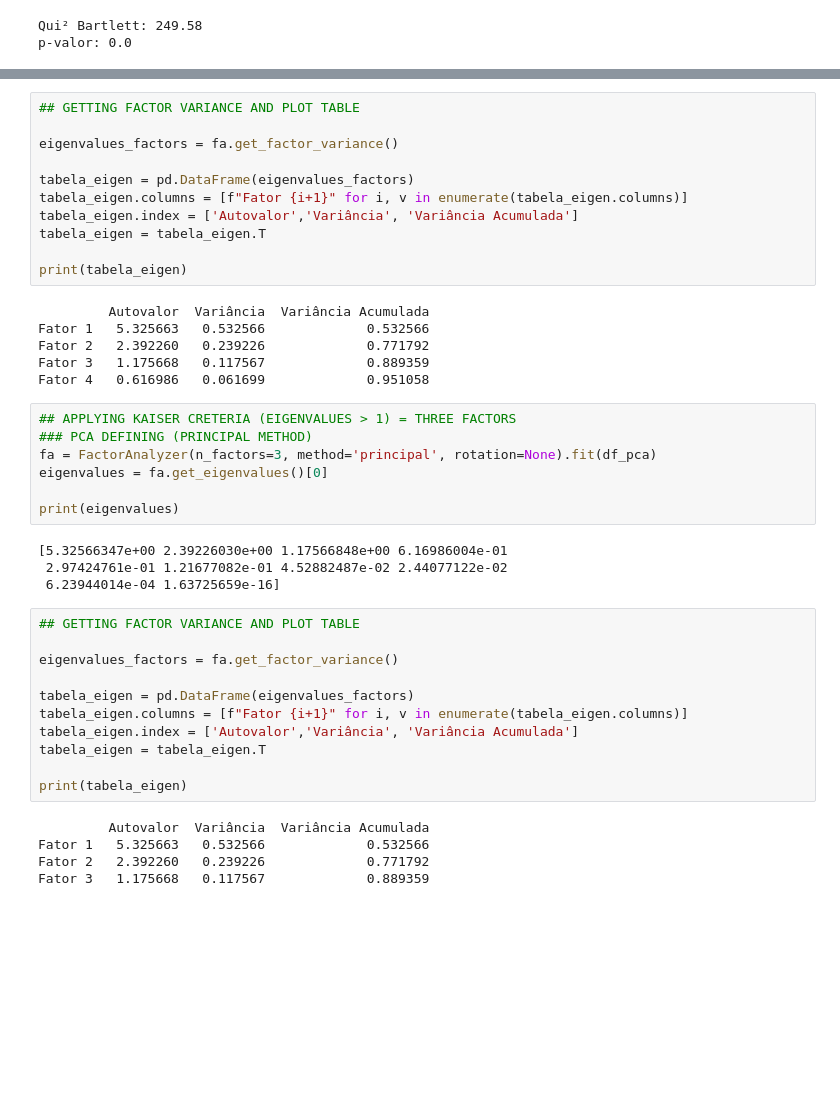
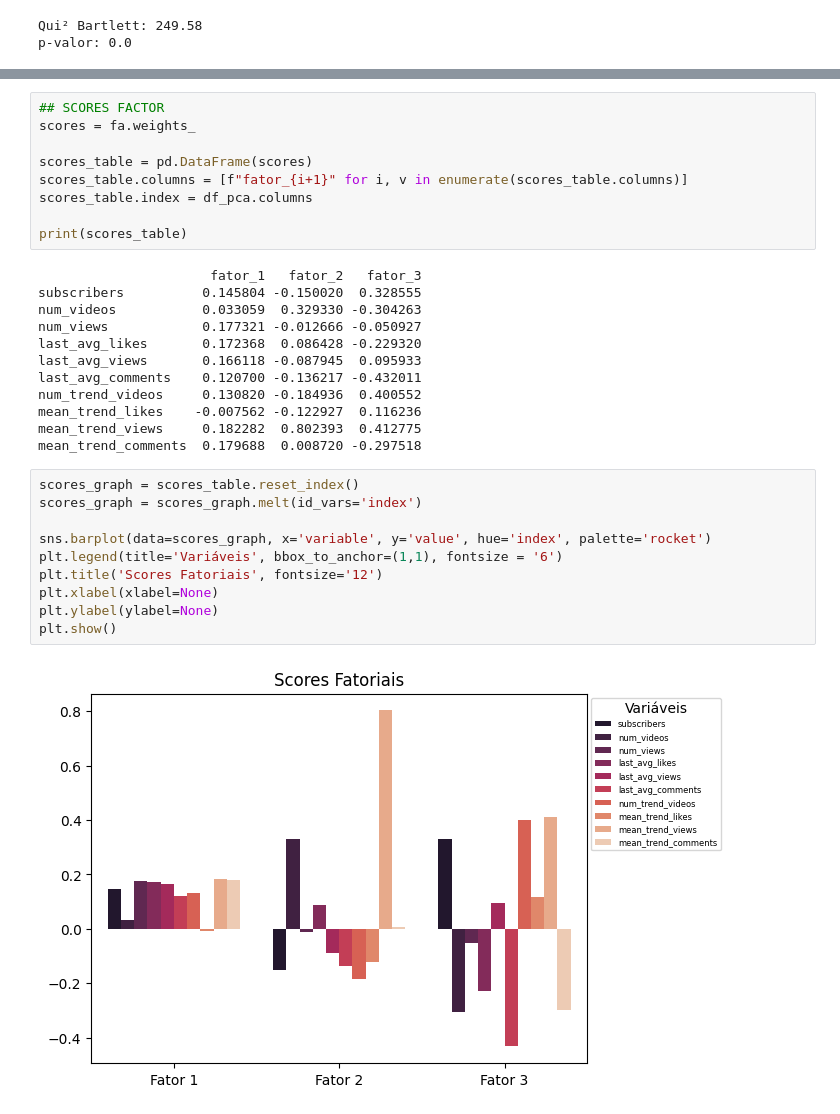
Before and after one commit to dlpires/tcc-mba-usp, a Jupyter notebook: notebooks/final_analysis.ipynb, the cells around one changed output, grey strips where cells are left out. Cells and saved outputs as stored; diff of their text form; blank space fills up the shorter version.

```diff
--- a/notebooks/final_analysis.ipynb
+++ b/notebooks/final_analysis.ipynb
@@ -311,44 +408,33 @@ print(eigenvalues)
 # %%
-## GETTING FACTOR VARIANCE AND PLOT TABLE
+## SCORES FACTOR
+scores = fa.weights_
 
-eigenvalues_factors = fa.get_factor_variance()
+scores_table = pd.DataFrame(scores)
+scores_table.columns = [f"fator_{i+1}" for i, v in enumerate(scores_table.columns)]
+scores_table.index = df_pca.columns
 
-tabela_eigen = pd.DataFrame(eigenvalues_factors)
-tabela_eigen.columns = [f"Fator {i+1}" for i, v in enumerate(tabela_eigen.columns)]
-tabela_eigen.index = ['Autovalor','Variância', 'Variância Acumulada']
-tabela_eigen = tabela_eigen.T
-
-print(tabela_eigen)
+print(scores_table)
 # %% [output]
-         Autovalor  Variância  Variância Acumulada
-Fator 1   5.325663   0.532566             0.532566
-Fator 2   2.392260   0.239226             0.771792
-Fator 3   1.175668   0.117567             0.889359
-Fator 4   0.616986   0.061699             0.951058
+                      fator_1   fator_2   fator_3
+subscribers          0.145804 -0.150020  0.328555
+num_videos           0.033059  0.329330 -0.304263
+num_views            0.177321 -0.012666 -0.050927
+last_avg_likes       0.172368  0.086428 -0.229320
+last_avg_views       0.166118 -0.087945  0.095933
+last_avg_comments    0.120700 -0.136217 -0.432011
+num_trend_videos     0.130820 -0.184936  0.400552
+mean_trend_likes    -0.007562 -0.122927  0.116236
+mean_trend_views     0.182282  0.802393  0.412775
+mean_trend_comments  0.179688  0.008720 -0.297518
-# %%
-## APPLYING KAISER CRETERIA (EIGENVALUES > 1) = THREE FACTORS
-### PCA DEFINING (PRINCIPAL METHOD)
-fa = FactorAnalyzer(n_factors=3, method='principal', rotation=None).fit(df_pca)
-eigenvalues = fa.get_eigenvalues()[0]
-
-print(eigenvalues)
-# %% [output]
-[5.32566347e+00 2.39226030e+00 1.17566848e+00 6.16986004e-01
- 2.97424761e-01 1.21677082e-01 4.52882487e-02 2.44077122e-02
- 6.23944014e-04 1.63725659e-16]
-# %%
-## GETTING FACTOR VARIANCE AND PLOT TABLE
-
-eigenvalues_factors = fa.get_factor_variance()
-
-tabela_eigen = pd.DataFrame(eigenvalues_factors)
-tabela_eigen.columns = [f"Fator {i+1}" for i, v in enumerate(tabela_eigen.columns)]
-tabela_eigen.index = ['Autovalor','Variância', 'Variância Acumulada']
-tabela_eigen = tabela_eigen.T
-
-print(tabela_eigen)
-# %% [output]
-         Autovalor  Variância  Variância Acumulada
-Fator 1   5.325663   0.532566             0.532566
-Fator 2   2.392260   0.239226             0.771792
-Fator 3   1.175668   0.117567             0.889359
+# %%
+scores_graph = scores_table.reset_index()
+scores_graph = scores_graph.melt(id_vars='index')
+
+sns.barplot(data=scores_graph, x='variable', y='value', hue='index', palette='rocket')
+plt.legend(title='Variáveis', bbox_to_anchor=(1,1), fontsize = '6')
+plt.title('Scores Fatoriais', fontsize='12')
+plt.xlabel(xlabel=None)
+plt.ylabel(ylabel=None)
+plt.show()
+# %% [output]
+[figure, added]
```
Also changed, not shown: parts of 16 cells of this notebook, 1 other file.
